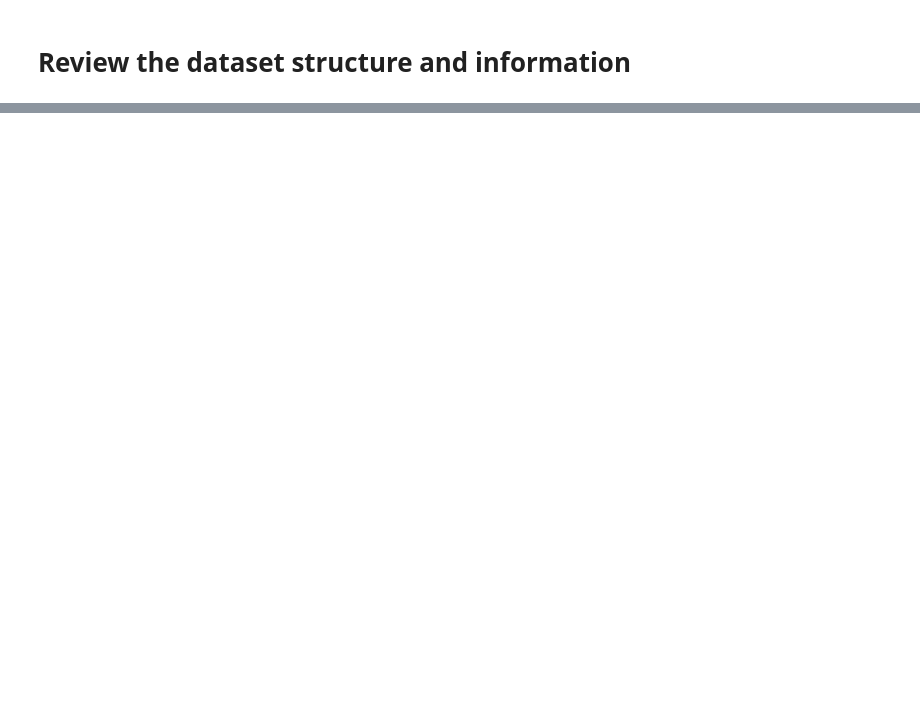
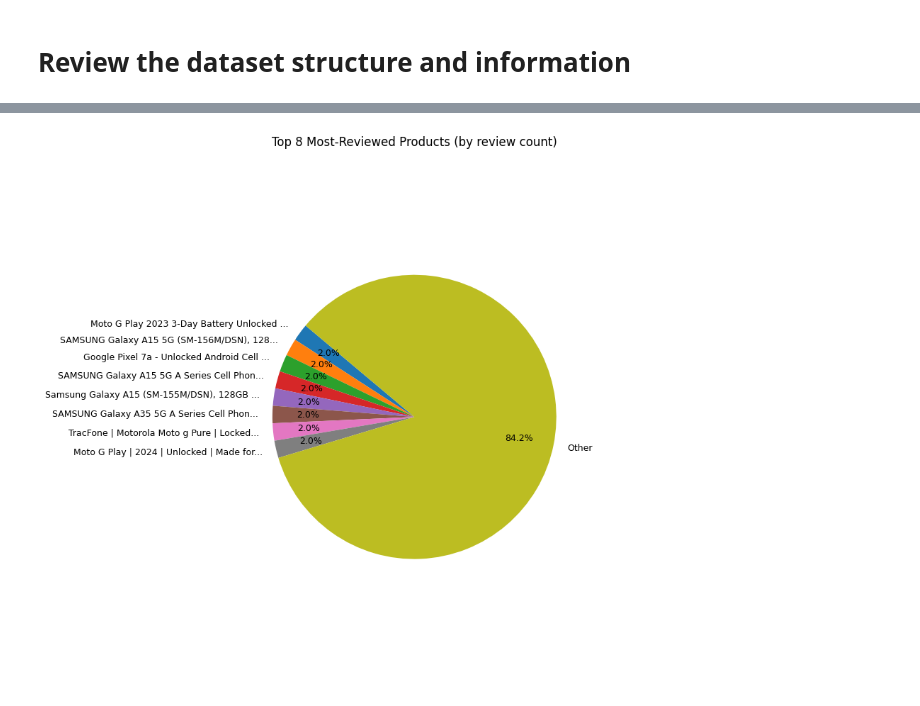
Before and after one commit to jrmsp/Amazon-Product, a Jupyter notebook: Project2.ipynb, the cells around one changed output, grey strips where cells are left out. Drawn from its saved outputs; the diff is of its cells as text; code cells hidden in the pictures; blank space fills up the shorter version.

```diff
--- a/Project2.ipynb
+++ b/Project2.ipynb
@@ -204,0 +182,40 @@ business_questions = [
+# %%
+
+# Pie chart of most-reviewed products
+top_n = 8
+
+# Ensure numeric and drop NaNs
+rating_cols = [col for col in df.columns if 'rating' in col.lower()]
+if not rating_cols:
+    raise KeyError("No column containing 'rating' found in df")
+ratings_col = rating_cols[0]
+
+df_r = df[[ 'asin', 'product_title', ratings_col ]].copy()
+df_r[ratings_col] = pd.to_numeric(df_r[ratings_col], errors='coerce').fillna(0).astype(int)
+
+total_reviews = df_r[ratings_col].sum()
+if total_reviews == 0:
+    print("No review counts available to plot.")
+else:
+    top = df_r.nlargest(top_n, ratings_col)
+    top_sum = top[ratings_col].sum()
+    other_sum = max(0, total_reviews - top_sum)
+
+    labels = [
+        (t[:40] + '...') if len(t) > 40 else t
+        for t in top['product_title'].astype(str)
+    ]
+    sizes = top[ratings_col].tolist()
+    if other_sum:
+        labels.append('Other')
+        sizes.append(other_sum)
+
+    # Visualization
+    plt.figure(figsize=(8, 8))
+    plt.pie(sizes, labels=labels, autopct='%1.1f%%', startangle=140, pctdistance=0.75, textprops={'fontsize': 9})
+    plt.title(f"Top {top_n} Most-Reviewed Products (by review count)")
+    plt.axis('equal')
+    plt.tight_layout()
+    plt.show()
+# %% [output]
+[figure, added]
```
Also changed, not shown: parts of 20 cells of this notebook.
